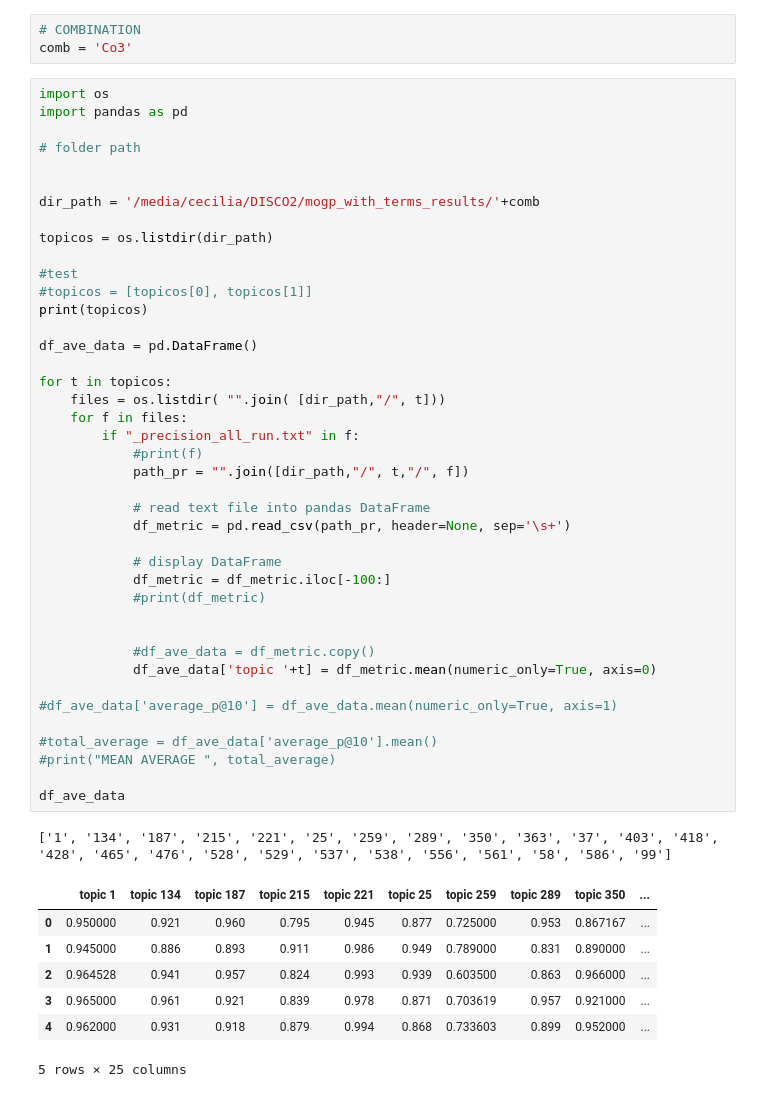
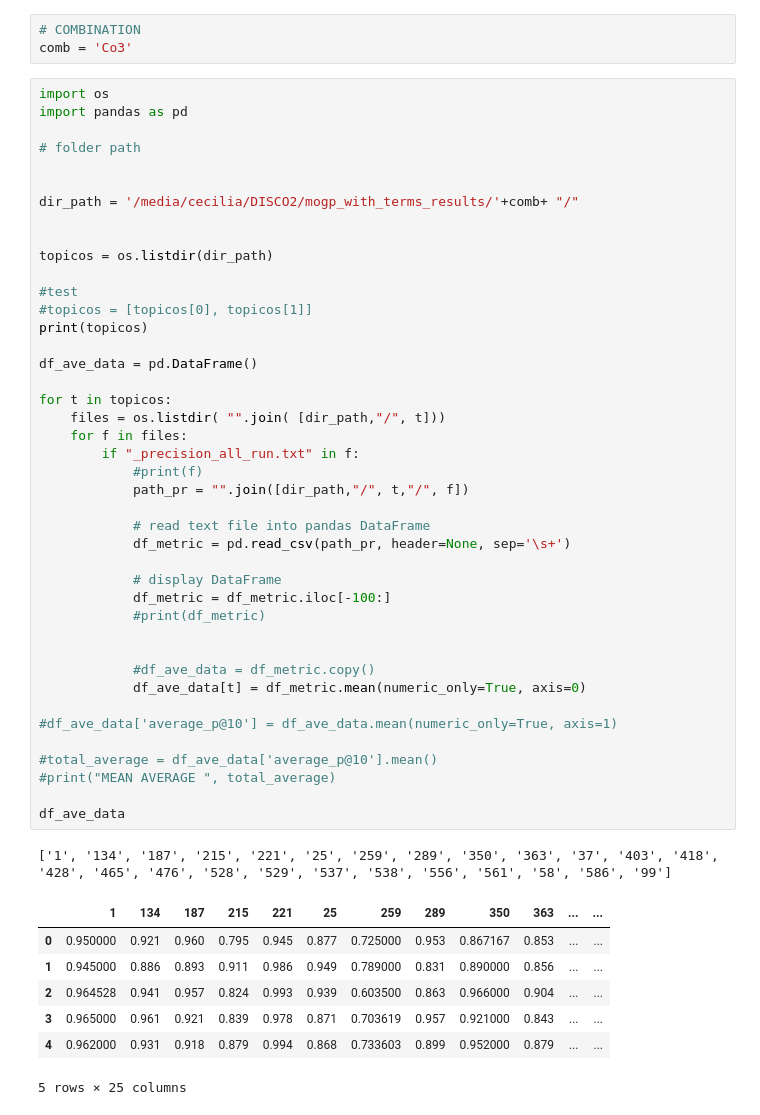
Before and after one commit to ceciliabaggio/mogp_with_terms, a Jupyter notebook: dmoz_topic_variability/topic-variablity-mogp.ipynb, the cells around one changed output. Drawn from its saved outputs; the diff is of its cells as text.

```diff
--- a/dmoz_topic_variability/topic-variablity-mogp.ipynb
+++ b/dmoz_topic_variability/topic-variablity-mogp.ipynb
@@ -12,7 +12,8 @@ import pandas as pd
 # folder path
 
 
-dir_path = '/media/cecilia/DISCO2/mogp_with_terms_results/'+comb
+dir_path = '/media/cecilia/DISCO2/mogp_with_terms_results/'+comb+ "/"
+
 
 topicos = os.listdir(dir_path)
 
@@ -20,40 +21,40 @@ topicos = os.listdir(dir_path)
 #topicos = [topicos[0], topicos[1]]
 print(topicos)
 
 df_ave_data = pd.DataFrame()
 
 for t in topicos:
     files = os.listdir( "".join( [dir_path,"/", t]))
     for f in files:
         if "_precision_all_run.txt" in f:
             #print(f)
             path_pr = "".join([dir_path,"/", t,"/", f])
 
             # read text file into pandas DataFrame
             df_metric = pd.read_csv(path_pr, header=None, sep='\s+')
 
             # display DataFrame
             df_metric = df_metric.iloc[-100:]
             #print(df_metric)
 
 
             #df_ave_data = df_metric.copy()
-            df_ave_data['topic '+t] = df_metric.mean(numeric_only=True, axis=0)
+            df_ave_data[t] = df_metric.mean(numeric_only=True, axis=0)
 
 #df_ave_data['average_p@10'] = df_ave_data.mean(numeric_only=True, axis=1)
 
 #total_average = df_ave_data['average_p@10'].mean()
 #print("MEAN AVERAGE ", total_average)
 
 df_ave_data
 # %% [output]
 ['1', '134', '187', '215', '221', '25', '259', '289', '350', '363', '37', '403', '418', '428', '465', '476', '528', '529', '537', '538', '556', '561', '58', '586', '99']
-|  | topic 1 | topic 134 | topic 187 | topic 215 | topic 221 | topic 25 | topic 259 | topic 289 | topic 350 | ... |
-| 0 | 0.950000 | 0.921 | 0.960 | 0.795 | 0.945 | 0.877 | 0.725000 | 0.953 | 0.867167 | ... |
-| 1 | 0.945000 | 0.886 | 0.893 | 0.911 | 0.986 | 0.949 | 0.789000 | 0.831 | 0.890000 | ... |
-| 2 | 0.964528 | 0.941 | 0.957 | 0.824 | 0.993 | 0.939 | 0.603500 | 0.863 | 0.966000 | ... |
-| 3 | 0.965000 | 0.961 | 0.921 | 0.839 | 0.978 | 0.871 | 0.703619 | 0.957 | 0.921000 | ... |
-| 4 | 0.962000 | 0.931 | 0.918 | 0.879 | 0.994 | 0.868 | 0.733603 | 0.899 | 0.952000 | ... |
+|  | 1 | 134 | 187 | 215 | 221 | 25 | 259 | 289 | 350 | 363 | ... | ... |
+| 0 | 0.950000 | 0.921 | 0.960 | 0.795 | 0.945 | 0.877 | 0.725000 | 0.953 | 0.867167 | 0.853 | ... | ... |
+| 1 | 0.945000 | 0.886 | 0.893 | 0.911 | 0.986 | 0.949 | 0.789000 | 0.831 | 0.890000 | 0.856 | ... | ... |
+| 2 | 0.964528 | 0.941 | 0.957 | 0.824 | 0.993 | 0.939 | 0.603500 | 0.863 | 0.966000 | 0.904 | ... | ... |
+| 3 | 0.965000 | 0.961 | 0.921 | 0.839 | 0.978 | 0.871 | 0.703619 | 0.957 | 0.921000 | 0.843 | ... | ... |
+| 4 | 0.962000 | 0.931 | 0.918 | 0.879 | 0.994 | 0.868 | 0.733603 | 0.899 | 0.952000 | 0.879 | ... | ... |
 5 rows × 25 columns
 # %%
 a = df_ave_data.describe()
```
Also changed, not shown: parts of 19 cells of this notebook, 3 other files.
